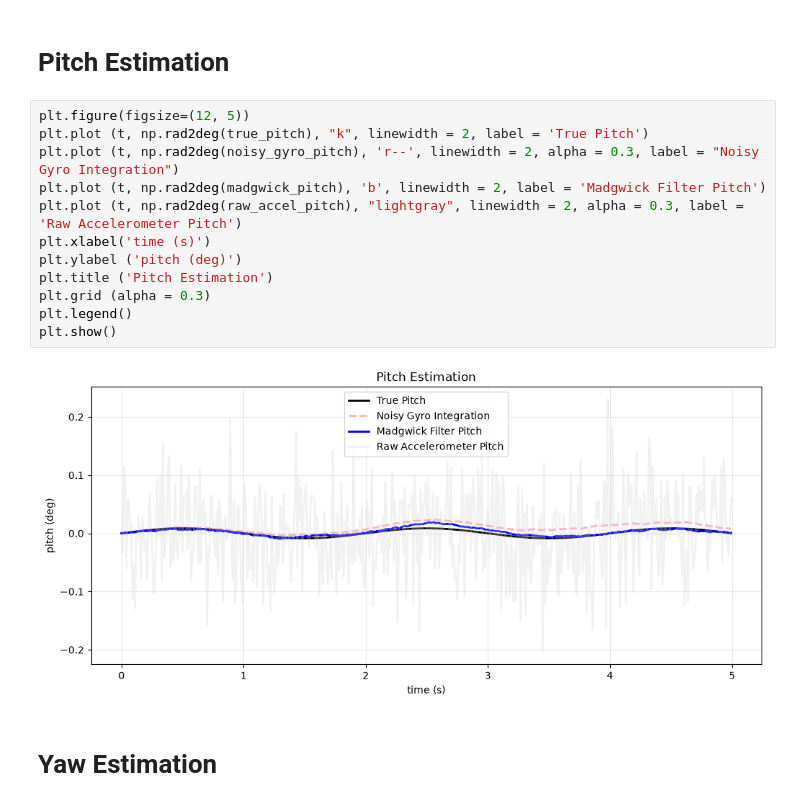
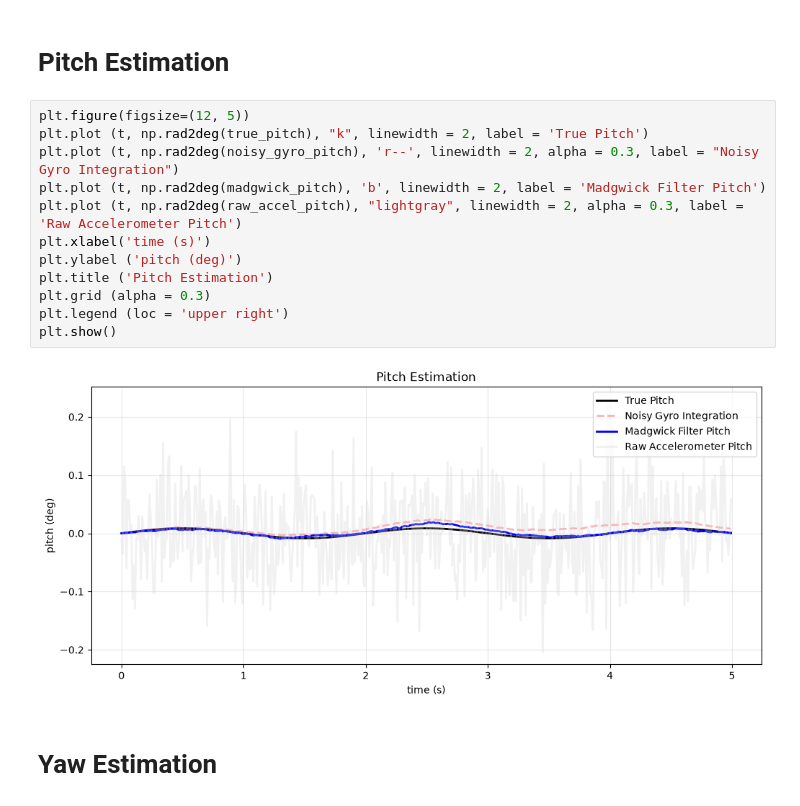
Before and after one commit to RuseaDev/Quadcopter-Simulator, a Jupyter notebook: Filter_testing.ipynb, the cells around one changed output. Saved outputs shown, nothing was run; the diff lists cells and outputs as text.

```diff
--- a/Filter_testing.ipynb
+++ b/Filter_testing.ipynb
@@ -219,17 +219,17 @@ plt.show()
 # %%
 plt.figure(figsize=(12, 5))
 plt.plot (t, np.rad2deg(true_pitch), "k", linewidth = 2, label = 'True Pitch')
 plt.plot (t, np.rad2deg(noisy_gyro_pitch), 'r--', linewidth = 2, alpha = 0.3, label = "Noisy Gyro Integration")
 plt.plot (t, np.rad2deg(madgwick_pitch), 'b', linewidth = 2, label = 'Madgwick Filter Pitch')
 plt.plot (t, np.rad2deg(raw_accel_pitch), "lightgray", linewidth = 2, alpha = 0.3, label = 'Raw Accelerometer Pitch')
 plt.xlabel('time (s)')
 plt.ylabel ('pitch (deg)')
 plt.title ('Pitch Estimation')
 plt.grid (alpha = 0.3)
-plt.legend()
+plt.legend (loc = 'upper right')
 plt.show()
 # %% [output]
-[figure, old version]
+[figure, new version]
 # %% [markdown]
 # Yaw Estimation
 # %%
```
Also changed, not shown: parts of 2 cells of this notebook.
